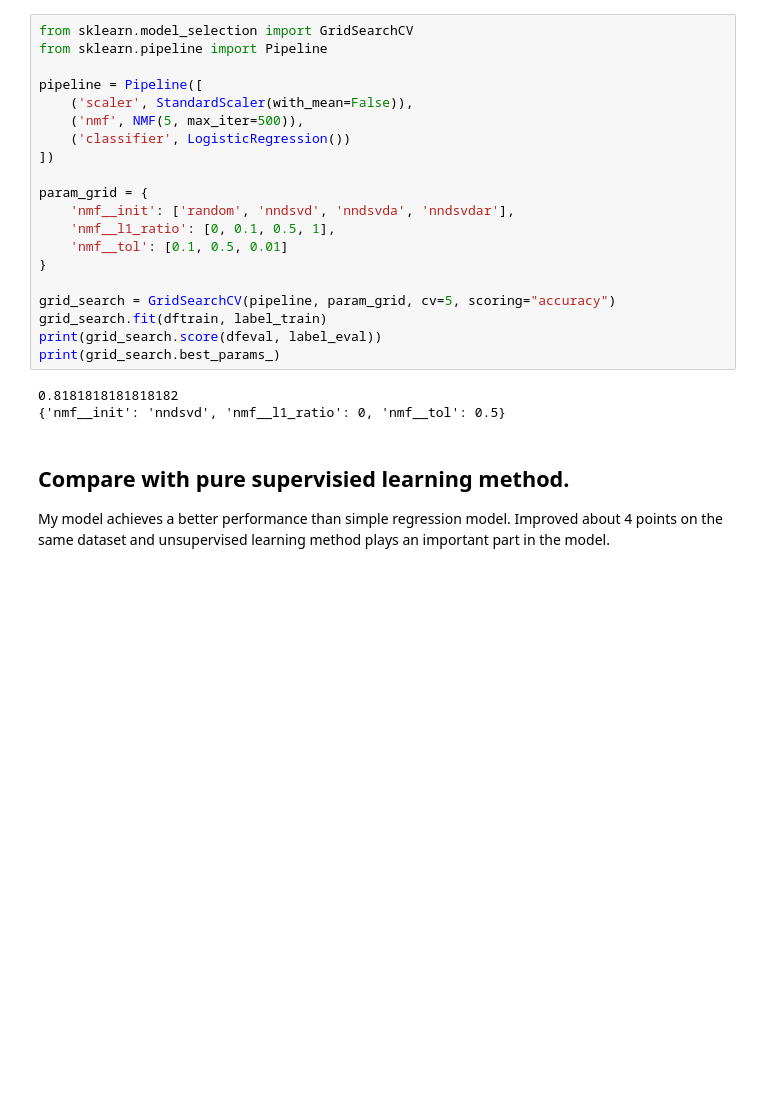
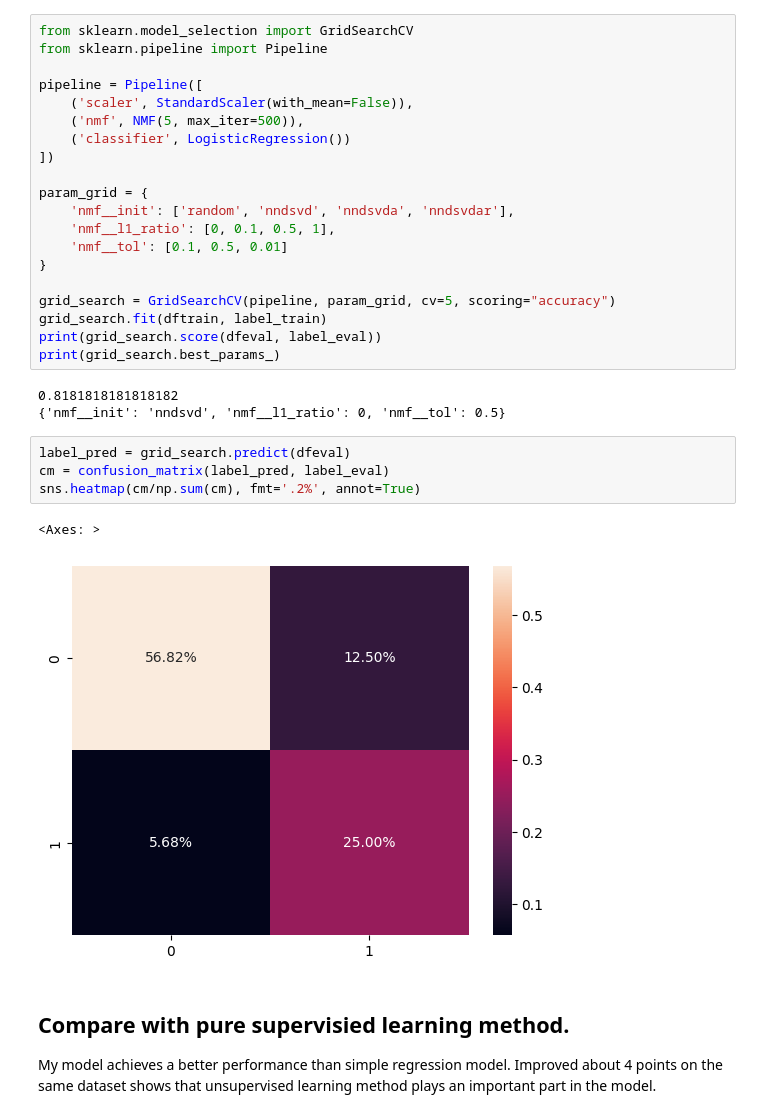
Before and after one commit to fsx950223/titanic_nmf, a Jupyter notebook: us_titanic.ipynb, the cells around one changed output. Saved outputs shown, nothing was run; the diff lists cells and outputs as text; blank space fills up the shorter version.

```diff
--- a/us_titanic.ipynb
+++ b/us_titanic.ipynb
@@ -234,9 +238,16 @@ print(grid_search.best_params_)
 # %% [output]
 0.8181818181818182
 {'nmf__init': 'nndsvd', 'nmf__l1_ratio': 0, 'nmf__tol': 0.5}
+# %%
+label_pred = grid_search.predict(dfeval)
+cm = confusion_matrix(label_pred, label_eval)
+sns.heatmap(cm/np.sum(cm), fmt='.2%', annot=True)
+# %% [output]
+<Axes: >
+[figure, added]
 # %% [markdown]
 ## Compare with pure supervisied learning method.
-My model achieves a better performance than simple regression model. Improved about 4 points on the same dataset and unsupervised learning method plays an important part in the model.
+My model achieves a better performance than simple regression model. Improved about 4 points on the same dataset shows that unsupervised learning method plays an important part in the model.
 # %%
 regressor = LogisticRegression(max_iter=500)
 regressor.fit(dftrain, label_train)
```
Also changed, not shown: parts of 11 cells of this notebook.
